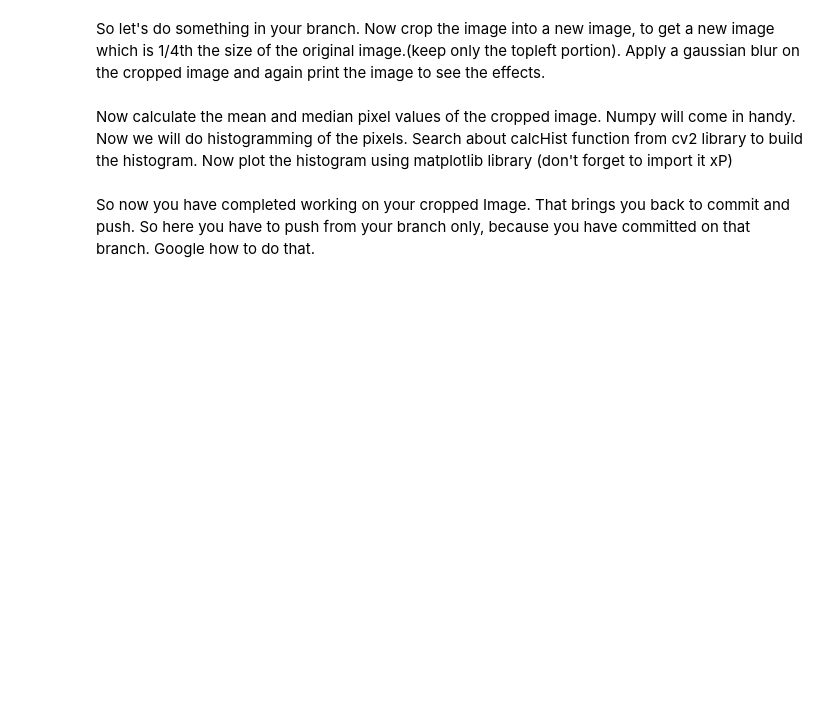
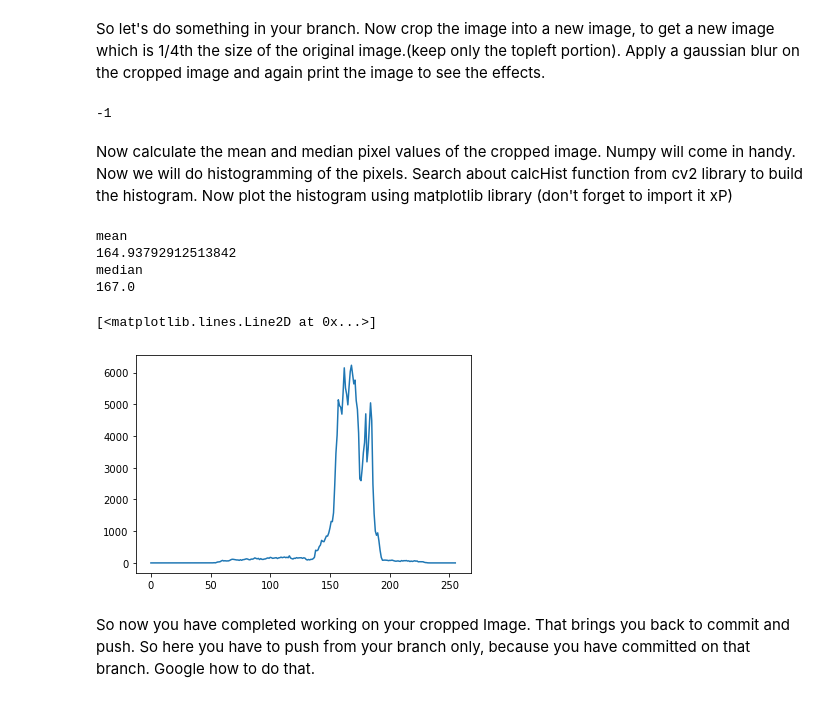
Before and after one commit to KSatyamiitb/SOC-CNN-assignment-1, a Jupyter notebook: Assignment1-_Github_and_Python-checkpoint.ipynb, the cells around one changed output. Cells and saved outputs as stored; diff of their text form; code cells hidden in the pictures; blank space fills up the shorter version.

Commit message:
completed till histogram

```diff
--- a/Assignment1-_Github_and_Python-checkpoint.ipynb
+++ b/Assignment1-_Github_and_Python-checkpoint.ipynb
@@ -83,2 +101,19 @@ So let's do something in your branch. Now crop the image into a new image, to ge
+# %%
+"""using PIL"""
+#width,height = sample_img.size
+#crop_img = sample_img.crop((0,0,width/2,height/2))  #considering a quarter of image as its 1/4th
+#crop_img.show()
+#crop_img = crop_img.filter(ImageFilter.GaussianBlur())  #blurred the cropped image now the cropped image is changed
+#crop_img.show()
+"""using cv2"""
+height,width = img.shape
+crop_img = img[0:int(height/2), 0:int(width/2)]
+cv2.imshow("cropped",crop_img)
+cv2.waitKey(0)
+crop_img = cv2.GaussianBlur(crop_img,(15,15),0)
+cv2.imshow("blurred",crop_img)
+cv2.waitKey(0)
+# %% [output]
+-1
 # %% [markdown]
 Now calculate the mean and median pixel values of the cropped image. Numpy will come in handy. Now we will do histogramming of the pixels. Search about calcHist function from cv2 library to build the histogram. Now plot the histogram using matplotlib library (don't forget to import it xP)
@@ -87,3 +120,32 @@ Now calculate the mean and median pixel values of the cropped image. Numpy will
+# %%
+height,width = crop_img.shape #now width and height has dimensions of crop_img
+pixelCount = width * height
+sumPixelValue = 0
+pixelArray = []
+for i in range(height):
+    for j in range(width):
+        sumPixelValue += crop_img[i,j]
+        pixelArray.append(crop_img[i,j])
+meanPixelValue = sumPixelValue / pixelCount
+
+print("mean ")
+print(meanPixelValue)
+
+print("median")
+print(np.median(pixelArray))
+
+
+histg = cv2.calcHist([crop_img],[0],None,[256],[0,256])
+
+plt.plot(histg)
+plt.show()
+# %% [output]
+mean
+164.93792912513842
+median
+167.0
+[<matplotlib.lines.Line2D at 0x...>]
+[figure, added]
 # %% [markdown]
 So now you have completed working on your cropped Image. That brings you back to commit and push. So here you have to push from your branch only, because you have committed on that branch. Google how to do that.
 # %% [markdown]
```
Also changed, not shown: parts of 6 cells of this notebook, 1 other file.
